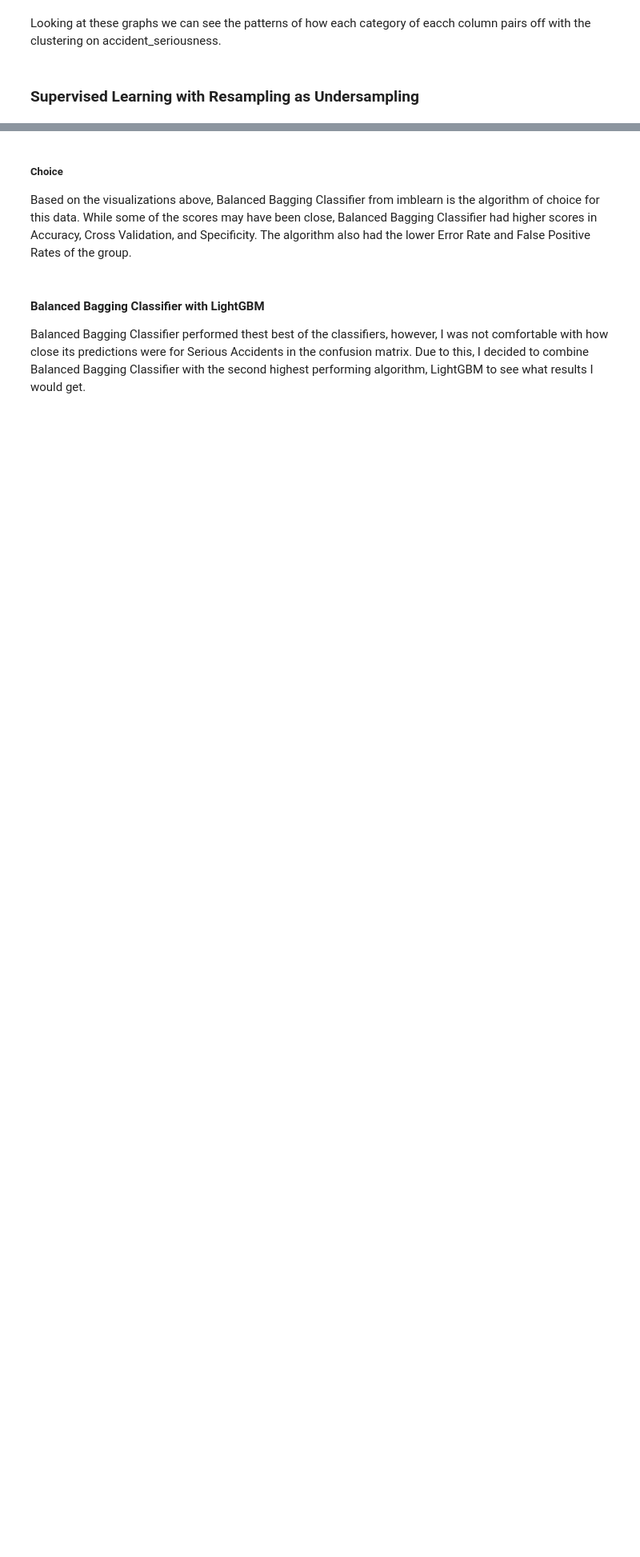
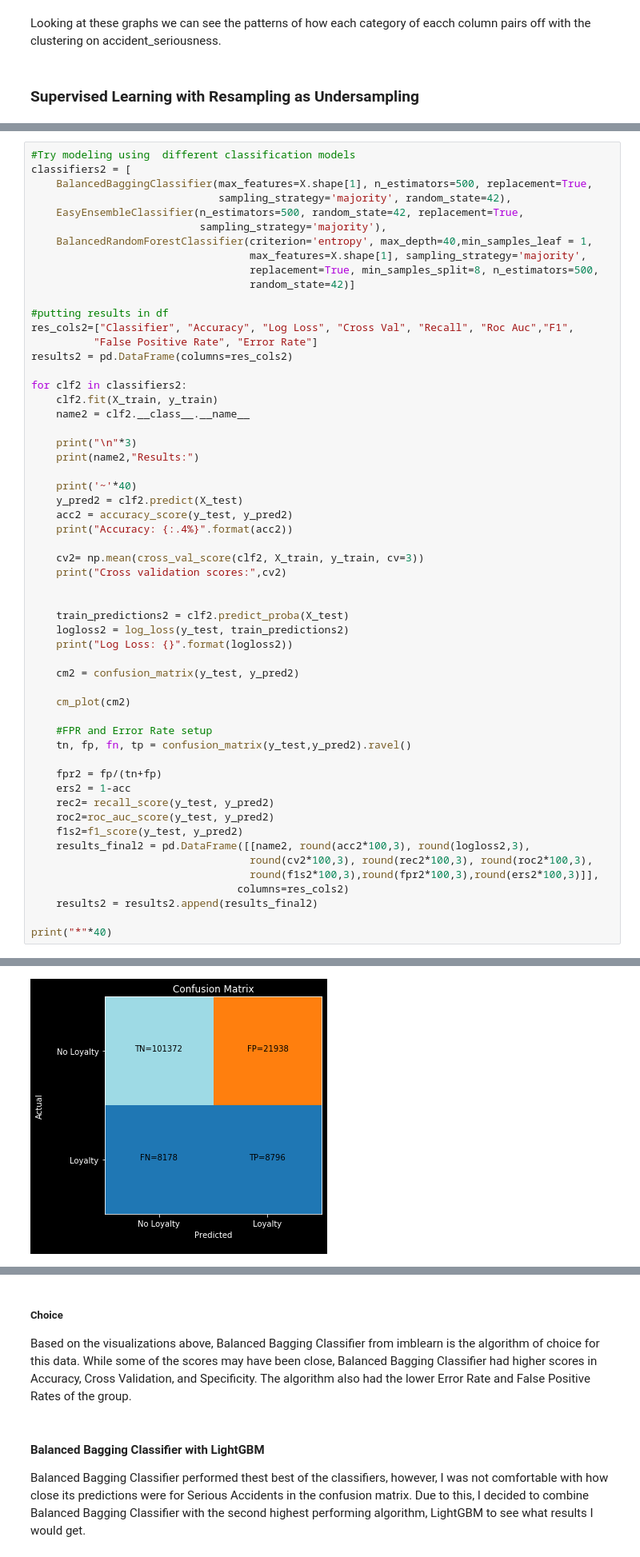
Before and after one commit to GenTaylor/Traffic-Accident-Analysis, a Jupyter notebook: UK_Road_Safety_Traffic_Accidents_and_Vehicles.ipynb, the cells around one changed output, grey strips where cells are left out. Shown at 80% size. Cells and saved outputs as stored; diff of their text form; blank space fills up the shorter version.

```diff
--- a/UK_Road_Safety_Traffic_Accidents_and_Vehicles.ipynb
+++ b/UK_Road_Safety_Traffic_Accidents_and_Vehicles.ipynb
@@ -3568,0 +2964,57 @@ results.to_csv('learning_results.csv')
+# %%
+#Try modeling using  different classification models
+classifiers2 = [
+    BalancedBaggingClassifier(max_features=X.shape[1], n_estimators=500, replacement=True,
+                              sampling_strategy='majority', random_state=42),
+    EasyEnsembleClassifier(n_estimators=500, random_state=42, replacement=True,
+                           sampling_strategy='majority'),
+    BalancedRandomForestClassifier(criterion='entropy', max_depth=40,min_samples_leaf = 1,
+                                   max_features=X.shape[1], sampling_strategy='majority',
+                                   replacement=True, min_samples_split=8, n_estimators=500,
+                                   random_state=42)]
+
+#putting results in df
+res_cols2=["Classifier", "Accuracy", "Log Loss", "Cross Val", "Recall", "Roc Auc","F1",
+          "False Positive Rate", "Error Rate"]
+results2 = pd.DataFrame(columns=res_cols2)
+
+for clf2 in classifiers2:
+    clf2.fit(X_train, y_train)
+    name2 = clf2.__class__.__name__
+
+    print("\n"*3)
+    print(name2,"Results:")
+
+    print('~'*40)
+    y_pred2 = clf2.predict(X_test)
+    acc2 = accuracy_score(y_test, y_pred2)
+    print("Accuracy: {:.4%}".format(acc2))
+
+    cv2= np.mean(cross_val_score(clf2, X_train, y_train, cv=3))
+    print("Cross validation scores:",cv2)
+
+
+    train_predictions2 = clf2.predict_proba(X_test)
+    logloss2 = log_loss(y_test, train_predictions2)
+    print("Log Loss: {}".format(logloss2))
+
+    cm2 = confusion_matrix(y_test, y_pred2)
+
+    cm_plot(cm2)
+
+    #FPR and Error Rate setup
+    tn, fp, fn, tp = confusion_matrix(y_test,y_pred2).ravel()
+
+    fpr2 = fp/(tn+fp)
+    ers2 = 1-acc
+    rec2= recall_score(y_test, y_pred2)
+    roc2=roc_auc_score(y_test, y_pred2)
+    f1s2=f1_score(y_test, y_pred2)
+    results_final2 = pd.DataFrame([[name2, round(acc2*100,3), round(logloss2,3),
+                                   round(cv2*100,3), round(rec2*100,3), round(roc2*100,3),
+                                   round(f1s2*100,3),round(fpr2*100,3),round(ers2*100,3)]],
+                                 columns=res_cols2)
+    results2 = results2.append(results_final2)
+
+print("*"*40)
+# %% [output]
@@ -3568,0 +3026 @@ results.to_csv('learning_results.csv')
+[figure, added]
```
Also changed, not shown: parts of 57 cells of this notebook, 2 other files.
